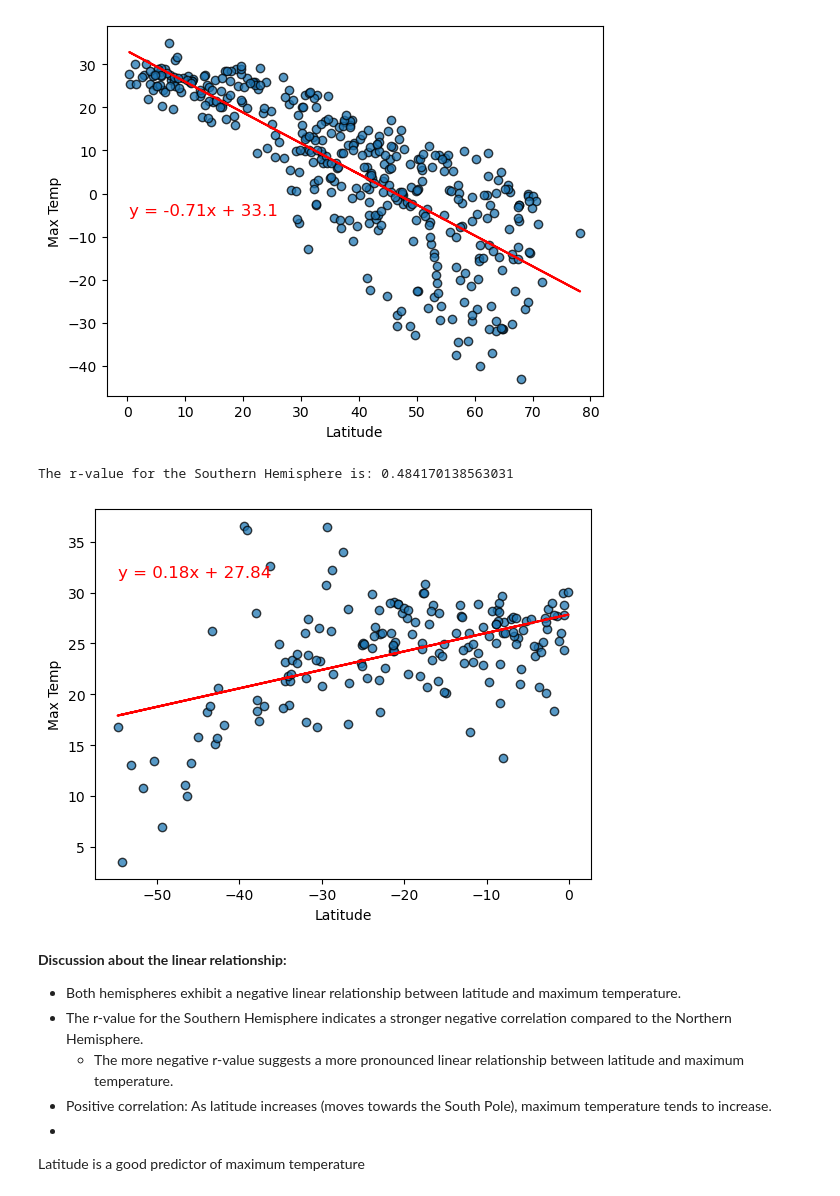
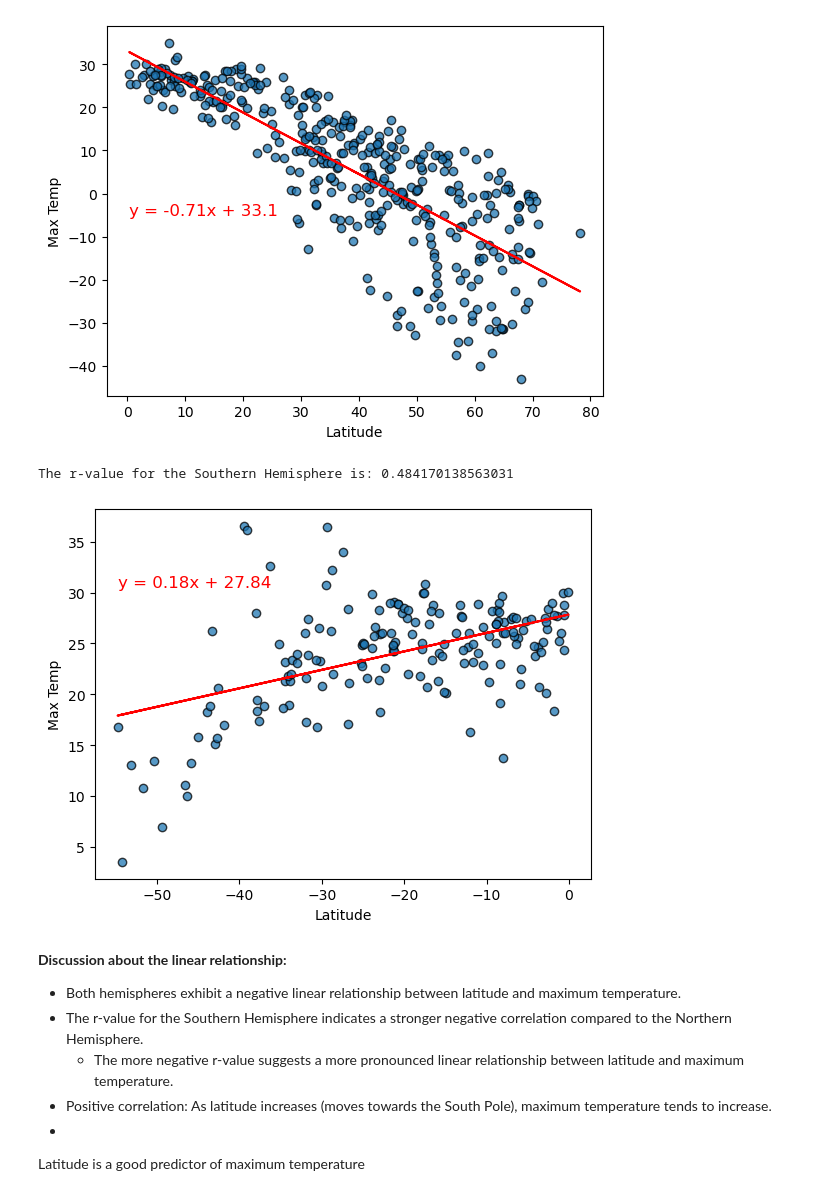
Before and after one commit to annaramer/python-api-challenge, a Jupyter notebook: WeatherPy/WeatherPy.ipynb, the cells around one changed output. Saved outputs shown, nothing was run; the diff lists cells and outputs as text; code cells hidden in the pictures.

```diff
--- a/WeatherPy/WeatherPy.ipynb
+++ b/WeatherPy/WeatherPy.ipynb
@@ -356,35 +356,35 @@ The r-value for the Northern Hemisphere is: -0.7991310325343361
 x_values_southern = southern_hemi_df["Lat"]
 y_values_southern = southern_hemi_df["Max Temp"]
 
 # Perform linear regression
 (slope_southern, intercept_southern, rvalue_southern, pvalue_southern, stderr_southern) = linregress(x_values_southern, y_values_southern)
 
 # Print the r-value to the console for the Southern Hemisphere
 print(f"The r-value for the Southern Hemisphere is: {rvalue_southern}")
 
 # Calculate regression values using Southern Hemisphere coefficients
 regress_values_southern = x_values_southern * slope_southern + intercept_southern
 
 # Create scatter plot
 plt.scatter(x_values_southern, y_values_southern, edgecolors="black", alpha=0.75, label="Data")
 
 # Plot regression line
 plt.plot(x_values_southern, regress_values_southern, "r-", label="Linear Regression")
 
 # Annotate linear regression equation for the Southern Hemisphere
 line_eq_southern = f"y = {round(slope_southern, 2)}x + {round(intercept_southern, 2)}"
-plt.annotate(line_eq_southern, (min(x_values_southern), max(y_values_southern) - 5), fontsize=12, color="red")
+plt.annotate(line_eq_southern, (min(x_values_southern), max(y_values_southern) - 6), fontsize=12, color="red")
 
 # Graph properties for the Southern Hemisphere
 plt.xlabel("Latitude")
 plt.ylabel("Max Temp")
 
 
 # Show plot for the Southern Hemisphere
 plt.show()
 # %% [output]
 The r-value for the Southern Hemisphere is: 0.484170138563031
-[figure, old version]
+[figure, new version]
 # %% [markdown]
 **Discussion about the linear relationship:**
 
```
Also changed, not shown: parts of 1 cell of this notebook, 1 other file.
